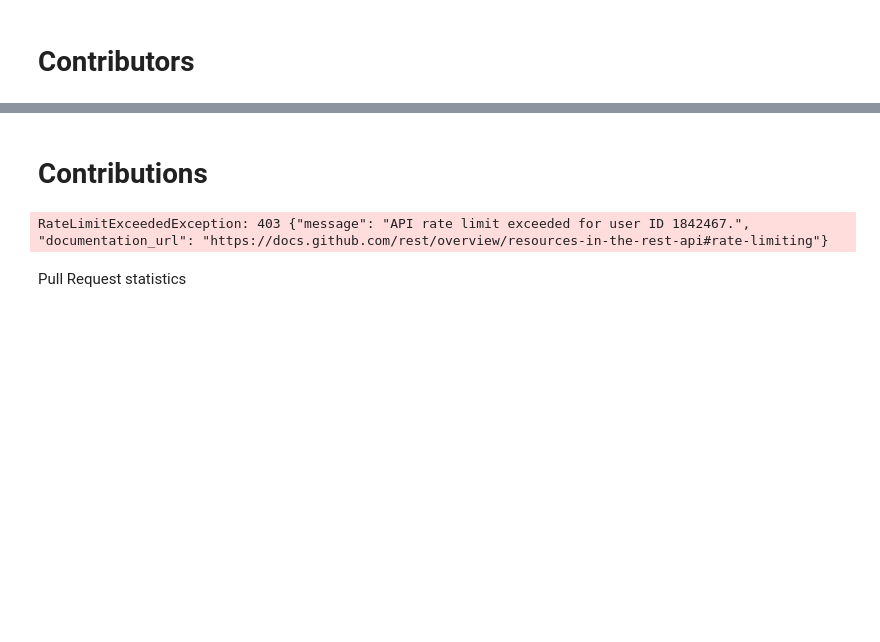
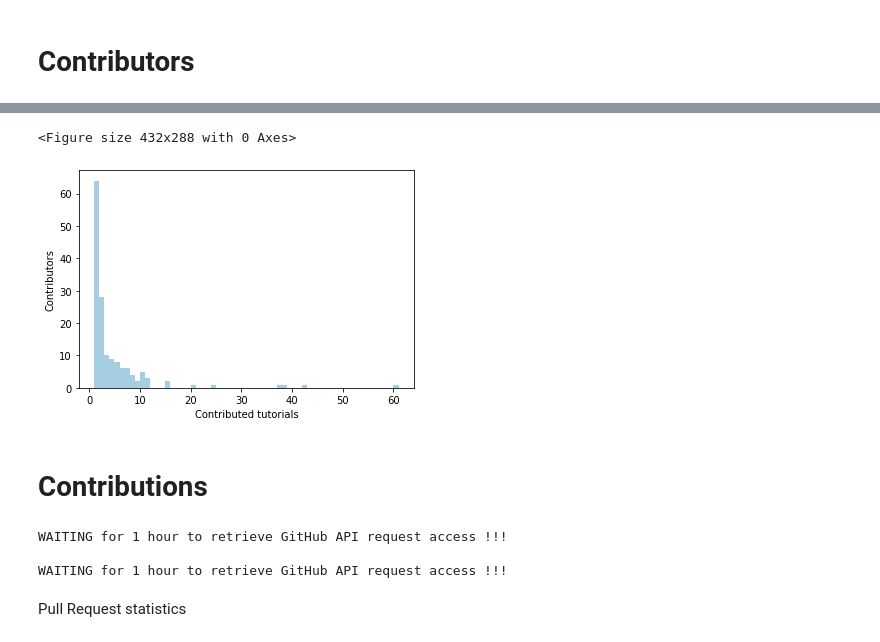
Before and after one commit to galaxyproject/GTN-community-paper-2020, a Jupyter notebook: src/extract_repo_content_stats.ipynb, the cells around one changed output, grey strips where cells are left out. Drawn from its saved outputs; the diff is of its cells as text; code cells hidden in the pictures; blank space fills up the shorter version.

```diff
--- a/src/extract_repo_content_stats.ipynb
+++ b/src/extract_repo_content_stats.ipynb
@@ -446,0 +404,3 @@ plt.show()
+# %%
+contrib_s = pd.DataFrame(pd.DataFrame({'Contributors': contributors}).value_counts(), columns=['Tutorials'])
+contrib_s
@@ -447,3 +422,13 @@ plt.show()
+# %%
+plt.figure()
+ax = (contrib_s
+      .plot.hist(colormap='Paired', legend=False, bins=60))
+ax.set_xlabel('Contributed tutorials')
+ax.set_ylabel('Contributors')
+plt.savefig('../images/training-material-contributors.png', bbox_inches='tight')
+# %% [output]
+<Figure size 432x288 with 0 Axes>
+[figure, added]
 # %% [markdown]
 # Contributions
 # %%
@@ -455,8 +440,16 @@ pr_stats.loc[:, 'Duration (all PR)'] = datetime.timedelta(0)
 pr_stats.loc[:, 'Duration (mean per PR)'] = datetime.timedelta(0)
 prs = {} # keys: PR number as keys, values: PR object
 tuto_prs = {} # Keys: tutorials, values: set of PRs on the tutorial
-#n = 1
+api_rate_limit = 750
 for pr in repo.get_pulls(state="all"):
+    # to avoid API request limit issue,
+    # - extract few months until the remaining API rate limit is below a threshold
+    # - wait for one hour
+    # - repeat
+    if g.get_rate_limit().core.remaining < api_rate_limit:
+        print("WAITING for 1 hour to retrieve GitHub API request access !!!")
+        print()
+        time.sleep(60*60)
     # keep only merged PR
     if not pr.merged:
         continue
@@ -467,10 +460,6 @@ for pr in repo.get_pulls(state="all"):
         if l.name == 'new tutorial':
             status = 'PR to add tutorial'
     prs[pr.number] = pr
-    # to test
-    #if n > 100:
-    #    break
-    #n += 1
     # extract stats
     review_nb = 0
     comment_nb = 0
@@ -509,7 +498,9 @@ pr_stats.loc[:, 'Duration (mean per PR)'] = pr_stats.loc[:,'Duration (all PR)']/
 # make copy
 all_tuto_prs = copy.deepcopy(tuto_prs)
 # %% [output]
-RateLimitExceededException: 403 {"message": "API rate limit exceeded for user ID 1842467.", "documentation_url": "https://docs.github.com/rest/overview/resources-in-the-rest-api#rate-limiting"}
+WAITING for 1 hour to retrieve GitHub API request access !!!
+
+WAITING for 1 hour to retrieve GitHub API request access !!!
 # %% [markdown]
 Pull Request statistics
 # %%
```
Also changed, not shown: parts of 28 cells of this notebook, 4 other files.
